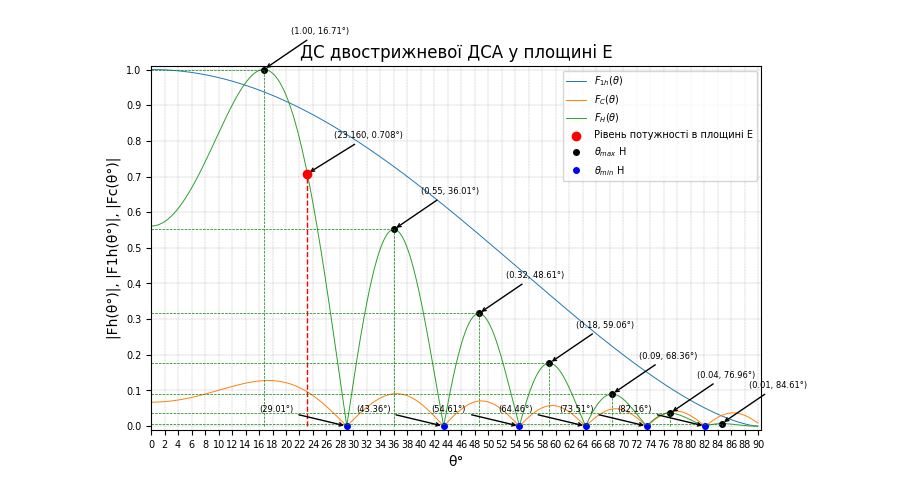
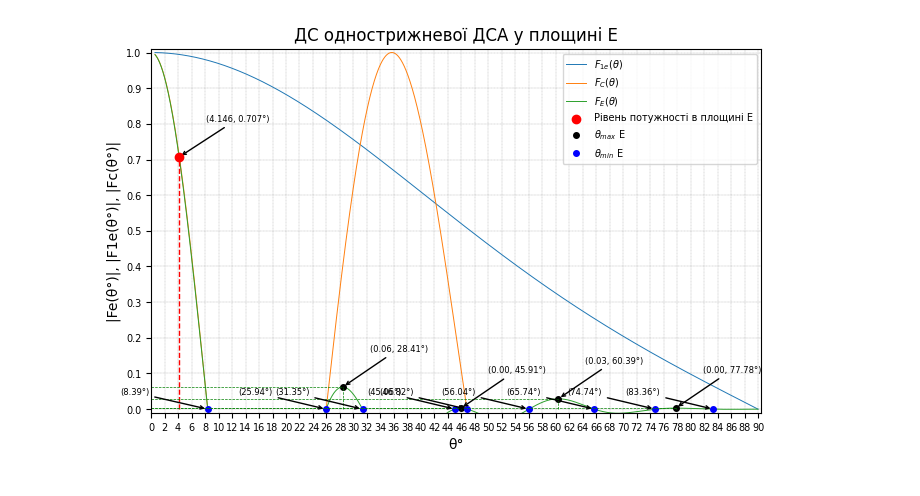
Before and after one commit to Vladyslav-Kolisnyk/AntennaSystems_Kolisnyk_526st, a Jupyter notebook: LabWork4/LabWork4.ipynb, the cells around one changed output. Cells and saved outputs as stored; diff of their text form; code cells hidden in the pictures.

```diff
--- a/LabWork4/LabWork4.ipynb
+++ b/LabWork4/LabWork4.ipynb
@@ -16 +17,4 @@ alpha = (np.pi * np.sqrt(er) * tgd) / lambd
+# %%
+def lambda_1(x):
+    return np.where(x == 0, 1.0, (2 * j1(x)) / x)
 # %%
@@ -53,6 +61,6 @@ for i in range(1, len(FH) - 1):
         max_y_FH.append(FH[i])
 
 for i in range(1, len(FH) - 1):
-    if FH[i] < FH[i - 1] and FH[i] < FH[i + 1]:
+    if FH[i] > 0 and FH[i + 1] < 0 or FH[i] < 0 and FH[i + 1] > 0:
         min_x_FH.append(steps[i])
         min_y_FH.append(0)
@@ -173,64 +202,54 @@ for index, f in enumerate(FH):
-# %%
-max_x_FH = []
-max_y_FH = []
-min_x_FH = []
-min_y_FH = []
-
-for i in range(1, len(FH) - 1):
-    if FH[i] > FH[i - 1] and FH[i] > FH[i + 1]:
-        max_x_FH.append(steps[i])
-        max_y_FH.append(FH[i])
-
-for i in range(1, len(FH) - 1):
-    if FH[i] < FH[i - 1] and FH[i] < FH[i + 1]:
-        min_x_FH.append(steps[i])
-        min_y_FH.append(0)
 # %%
+for index, f in enumerate(FE):
+    if 0.707 < f < 0.708:
+        y707 = f
+        x707 = steps[index]
+
 fig, ax = plt.subplots(figsize=(20/2.54, 12/2.54))
-plt.title(f"ДС двострижневої ДСА у площині E")
-ax.plot(steps, F1, linewidth=0.7, label="$ F_{1h}(θ) $")
+plt.title(f"ДС однострижневої ДСА у площині E")
+ax.plot(steps, F1e, linewidth=0.7, label="$ F_{1e}(θ) $")
 ax.plot(steps, FC, linewidth=0.7, label="$ F_{C}(θ) $")
-ax.plot(steps, FH, linewidth=0.7, label="$ F_{H}(θ) $")
+ax.plot(steps, FE, linewidth=0.7, label="$ F_{E}(θ) $")
 
 plt.vlines(x=x707, ymin=0, ymax=y707, colors='red', linestyles='dashed', linewidth=1)
 plt.scatter(x707, y707, color='red', zorder=5, label="Рівень потужності в площині E")
 
 plt.annotate(f'({x707:.3f}, {y707:.3f}\u00b0)',
                  xy=(x707, y707),
                  xytext=(x707+4, y707+0.1),
                  arrowprops=dict(arrowstyle='->', color='black'), fontsize=6)
 
-ax.plot(max_x_FH, max_y_FH, "o", markersize=4, color="black", label="$ \\theta_{max} $ H")
-ax.plot(min_x_FH, min_y_FH, "o", markersize=4, color="blue", label="$ \\theta_{min} $ H")
+ax.plot(max_x_FE, max_y_FE, "o", markersize=4, color="black", label="$ \\theta_{max} $ E")
+ax.plot(min_x_FE, min_y_FE, "o", markersize=4, color="blue", label="$ \\theta_{min} $ E")
 
 ax.set_xlabel('θ' + '\u00b0', fontsize=10)
-ax.set_ylabel('|Fh(θ' + '\u00b0' + ')|, |F1h(θ' + '\u00b0' + ')|, |Fc(θ' + '\u00b0' + ')|', fontsize=10)
+ax.set_ylabel('|Fe(θ' + '\u00b0' + ')|, |F1e(θ' + '\u00b0' + ')|, |Fc(θ' + '\u00b0' + ')|', fontsize=10)
 plt.xticks(np.arange(0, 100, 2), fontsize=7)
 plt.yticks(np.arange(0, 1.2, 0.1), fontsize=7)
 plt.ylim(-0.01, 1.01)
 plt.xlim(0, 90.5)
 
 
-for i in range(len(max_x_FH)):
-    plt.vlines(x=max_x_FH[i], ymin=0, ymax=max_y_FH[i], colors='green', linestyles='dashed', linewidth=0.5)
-    plt.hlines(y=max_y_FH[i], xmin=0, xmax=max_x_FH[i], colors='green', linestyles='dashed', linewidth=0.5)
-    plt.annotate(f'({max_y_FH[i]:.2f}, {max_x_FH[i]:.2f}\u00b0)',
-                 xy=(max_x_FH[i], max_y_FH[i]),
-                 xytext=(max_x_FH[i]+4, max_y_FH[i]+0.1),
+for i in range(len(max_x_FE)):
+    plt.vlines(x=max_x_FE[i], ymin=0, ymax=max_y_FE[i], colors='green', linestyles='dashed', linewidth=0.5)
+    plt.hlines(y=max_y_FE[i], xmin=0, xmax=max_x_FE[i], colors='green', linestyles='dashed', linewidth=0.5)
+    plt.annotate(f'({max_y_FE[i]:.2f}, {max_x_FE[i]:.2f}\u00b0)',
+                 xy=(max_x_FE[i], max_y_FE[i]),
+                 xytext=(max_x_FE[i]+4, max_y_FE[i]+0.1),
                  arrowprops=dict(arrowstyle='->', color='black'), fontsize=6)
-for i in range(len(min_x_FH)):
-    plt.annotate(f'({min_x_FH[i]:.2f}\u00b0)',
-                 xy=(min_x_FH[i], min_y_FH[i]),
-                 xytext=(min_x_FH[i]-13, min_y_FH[i]+0.04),
+for i in range(len(min_x_FE)):
+    plt.annotate(f'({min_x_FE[i]:.2f}\u00b0)',
+                 xy=(min_x_FE[i], min_y_FE[i]),
+                 xytext=(min_x_FE[i]-13, min_y_FE[i]+0.04),
                  arrowprops=dict(arrowstyle='->', color='black'), fontsize=6)
 
 plt.legend(loc="upper right", fontsize=7)
 plt.grid(which='both', linestyle='--', linewidth=0.2, color='gray')
 
-fig.savefig("ДС двострижневої ДСА у площині E, лабораторна 4.jpg", dpi=600)
+fig.savefig("ДС однострижневої ДСА у площині E, лабораторна 4.jpg", dpi=600)
 plt.show()
 # %% [output]
-[figure, old version]
+[figure, new version]
 # %%
 print("Ширина головної пелюстки = " + str(round(x707 * 2, 2)) + '\u00b0')
 # %% [output]
```
Also changed, not shown: parts of 18 cells of this notebook, 5 other files.
